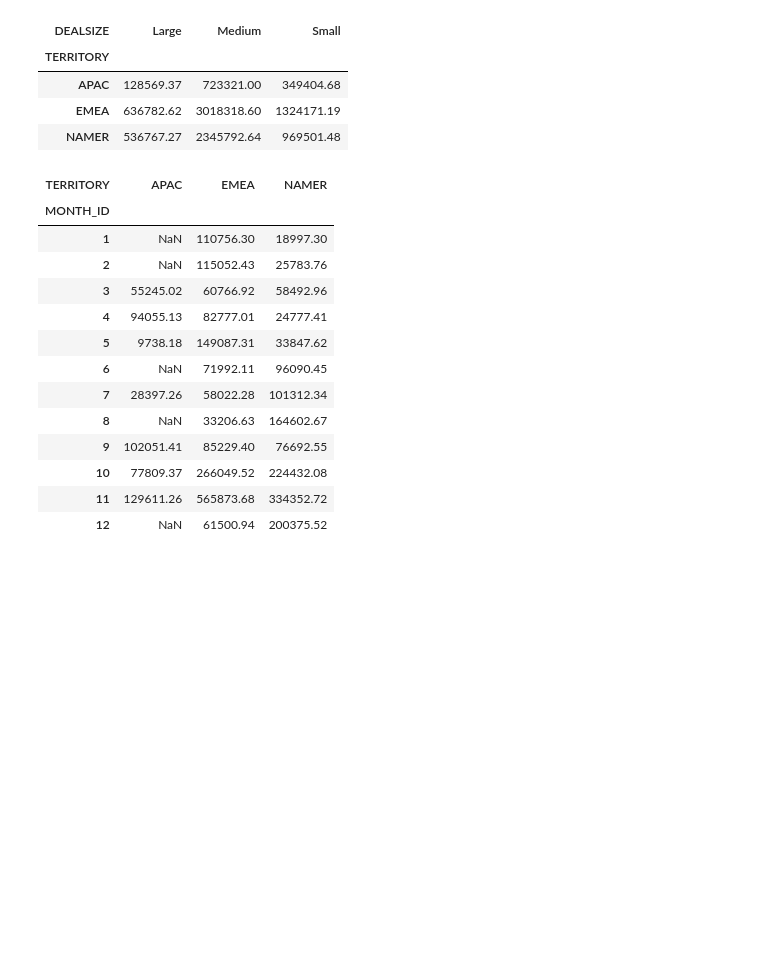
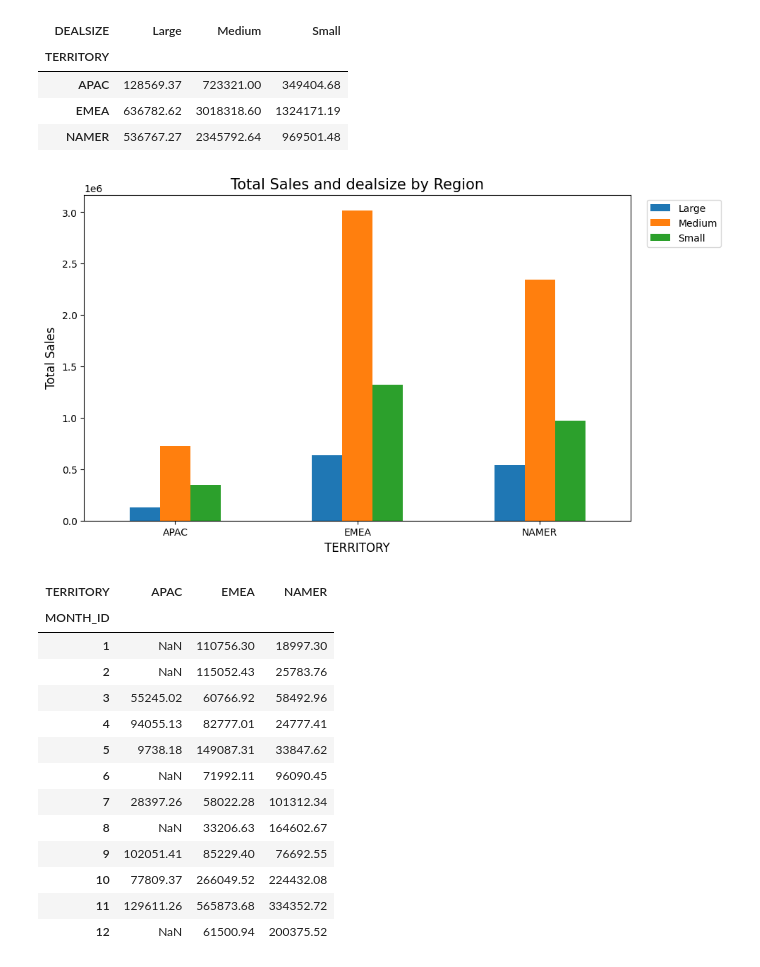
Before and after one commit to Joy1805/Sales_data, a Jupyter notebook: sales-data-python-project.ipynb, the cells around one changed output. Cells and saved outputs as stored; diff of their text form; code cells hidden in the pictures; blank space fills up the shorter version.

```diff
--- a/sales-data-python-project.ipynb
+++ b/sales-data-python-project.ipynb
@@ -374,6 +395,17 @@ pivot_table_dealsize
 | APAC | 128569.37 | 723321.00 | 349404.68 |
 | EMEA | 636782.62 | 3018318.60 | 1324171.19 |
 | NAMER | 536767.27 | 2345792.64 | 969501.48 |
+# %%
+pivot_table_dealsize.plot(kind='bar', figsize=(10,6))
+plt.xlabel('TERRITORY', fontsize=12)
+plt.ylabel('Total Sales', fontsize=12)
+plt.title("Total Sales and dealsize by Region", fontsize=15)
+plt.xticks(rotation=0)
+plt.legend(bbox_to_anchor=(1.02, 1), loc='upper left')
+plt.savefig("Total Sales and dealsize by Region.png")
+plt.show()
+# %% [output]
+[figure, added]
 # %%
 df_2003= data[data['YEAR_ID']==2003]
 pivot_2003 = pd.pivot_table(
```
Also changed, not shown: parts of 8 cells of this notebook.
